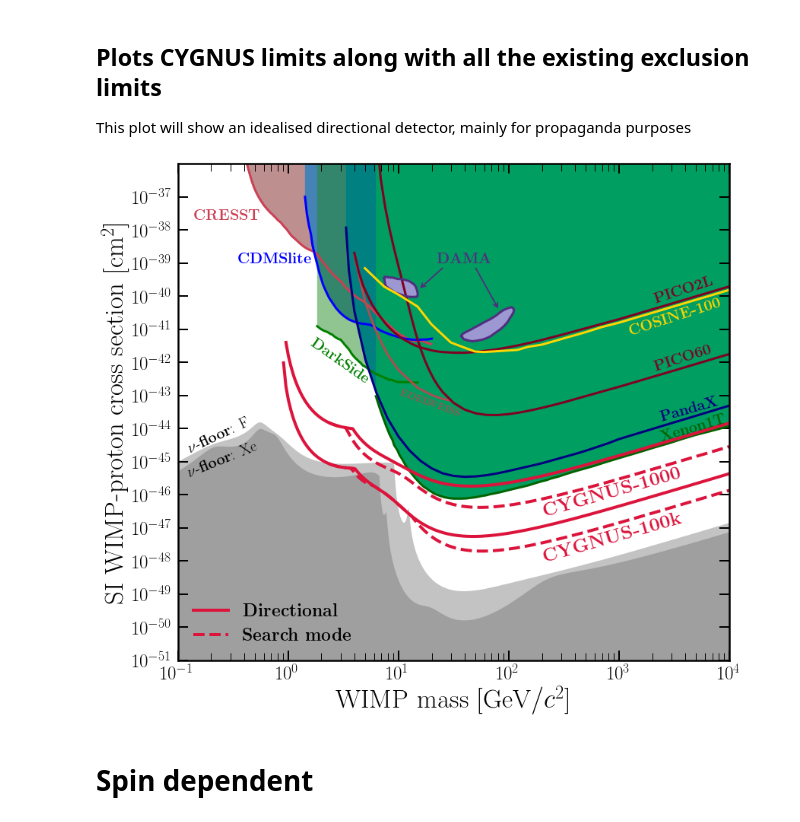
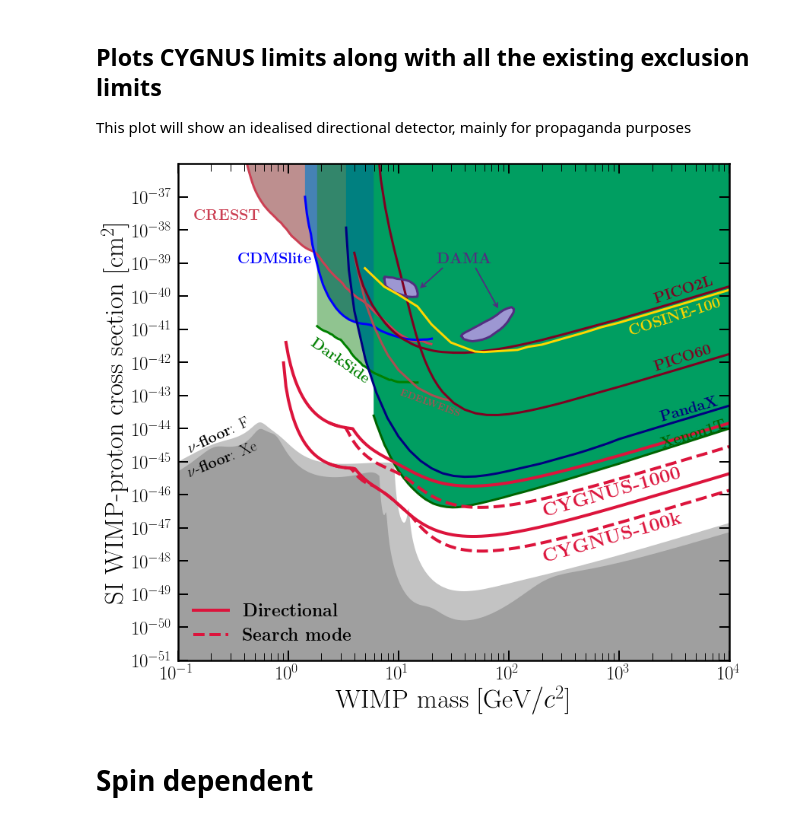
Before and after one commit to cajohare/CYGNUS, a Jupyter notebook: python/Plot_FullLimits.ipynb, the cells around one changed output. Cells and saved outputs as stored; diff of their text form; code cells hidden in the pictures.

```diff
--- a/python/Plot_FullLimits.ipynb
+++ b/python/Plot_FullLimits.ipynb
@@ -48,10 +48,10 @@ plt.fill_between(PandaX[:,0], PandaX[:,1],edgecolor=None,y2=ymax,facecolor="teal
 plt.plot(PandaX[:,0], PandaX[:,1],color="navy",linewidth=3)
 plt.text(2300.0,5.0e-44,r"{\bf PandaX}",color="navy",fontsize=20,rotation=16)
 
-XENON1T = loadtxt("../data/WIMPLimits/SI/XENON1T.txt")
+XENON1T = loadtxt("../data/WIMPLimits/SI/XENON1T-2018.txt")
 plt.fill_between(XENON1T[:,0], XENON1T[:,1],edgecolor=None,y2=ymax,facecolor=[0.0, 0.62, 0.38])
 plt.plot(XENON1T[:,0], XENON1T[:,1],color="darkgreen",linewidth=3)
-plt.text(2300.0,1.5e-44,r"{\bf Xenon1T}",color="darkgreen",fontsize=20,rotation=16)
+plt.text(2300.0,1.0e-44,r"{\bf Xenon1T}",color="darkgreen",fontsize=20,rotation=17,zorder=2)
 
 EDELWEISS = loadtxt("../data/WIMPLimits/SI/EDELWEISS.txt")
 plt.plot(EDELWEISS[:,0], EDELWEISS[:,1],color=[0.67, 0.31, 0.32],linewidth=3)
@@ -107,34 +107,34 @@ sig[sig==1.0] = nan
 plt.plot(CYGNUS1000[0,:],minimum(sig,sig1)/2,'--',color="crimson",linewidth=4,label=r"{\bf Search mode}")
 CYGNUS100k = loadtxt("../data/CYGNUS100k-SearchMode-predrift.txt")
 CYGNUS100k[CYGNUS100k==0.0] = 1.0
 sig = minimum(CYGNUS100k[1,:],CYGNUS100k[2,:])
 sig[sig==1.0] = nan
 plt.plot(CYGNUS100k[0,:],minimum(sig,sig2)/2,'--',color="crimson",linewidth=4)
 
 plt.text(200.0,3.3e-46,r"{\bf CYGNUS-1000}",color="crimson",fontsize=25,rotation=16)
 #plt.text(1000.0,1.0e-46,r"(search mode)",color="crimson",fontsize=20,rotation=20)
 
 plt.text(200.0,1.35e-47,r"{\bf CYGNUS-100k}",color="crimson",fontsize=25,rotation=16)
 #plt.text(1000.0,1.0e-48,r"(search mode)",color="crimson",fontsize=20,rotation=20)
 
 # Labels
 plt.legend(loc="lower left",fontsize=23,frameon=False)
 plt.xlabel(r"WIMP mass [GeV$/c^2$]",fontsize=35)
 plt.ylabel(r"SI WIMP-proton cross section [cm$^2$]",fontsize=35)
 
 # Style
 plt.yscale('log')
 plt.xscale('log')
 ax.set_xlim(left=xmin, right=xmax)
 ax.set_ylim(bottom=ymin, top=ymax)
 plt.xticks(fontsize=25)
 plt.yticks(10.0**arange(log10(ymin),log10(ymax),1),fontsize=25)
 ax.tick_params(which='major',direction='in',width=2,length=13,right=True,top=True,pad=7)
 ax.tick_params(which='minor',direction='in',width=1,length=10,right=True,top=True)
 plt.show()
 fig.savefig('../plots/FullLimits-SI-predrift.pdf',bbox_inches='tight')
 # %% [output]
-[figure, old version]
+[figure, new version]
 # %% [markdown]
 # Spin dependent
 # %%
```
Also changed, not shown: parts of 2 cells of this notebook, 19 other files.
